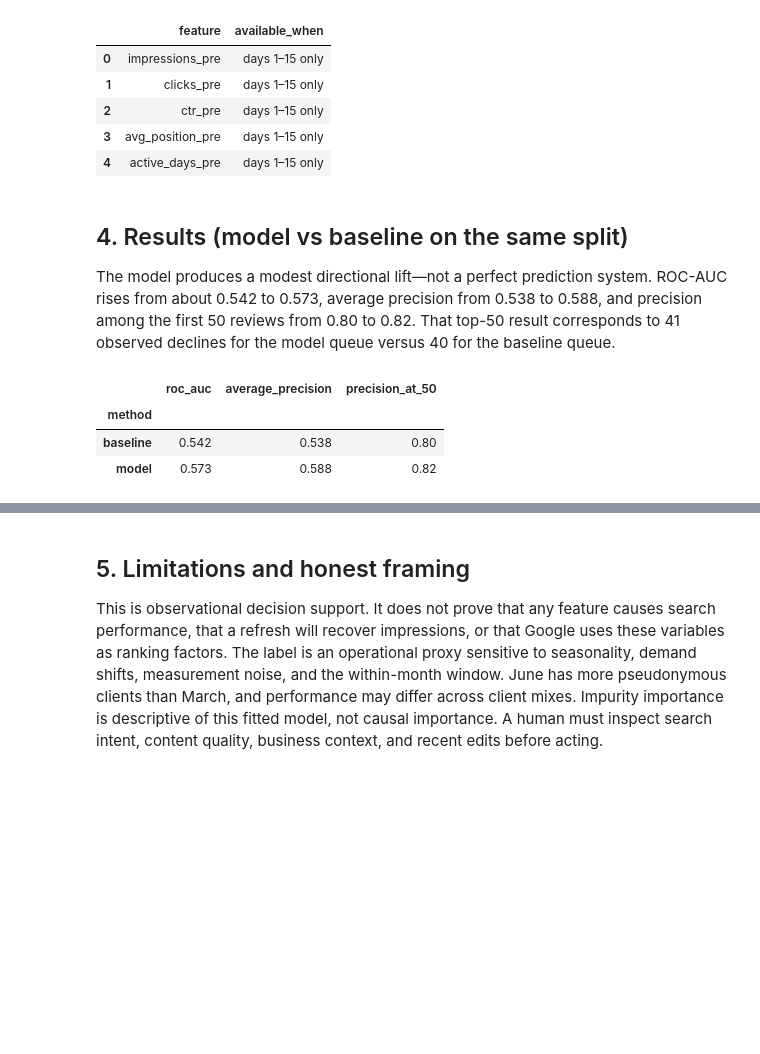
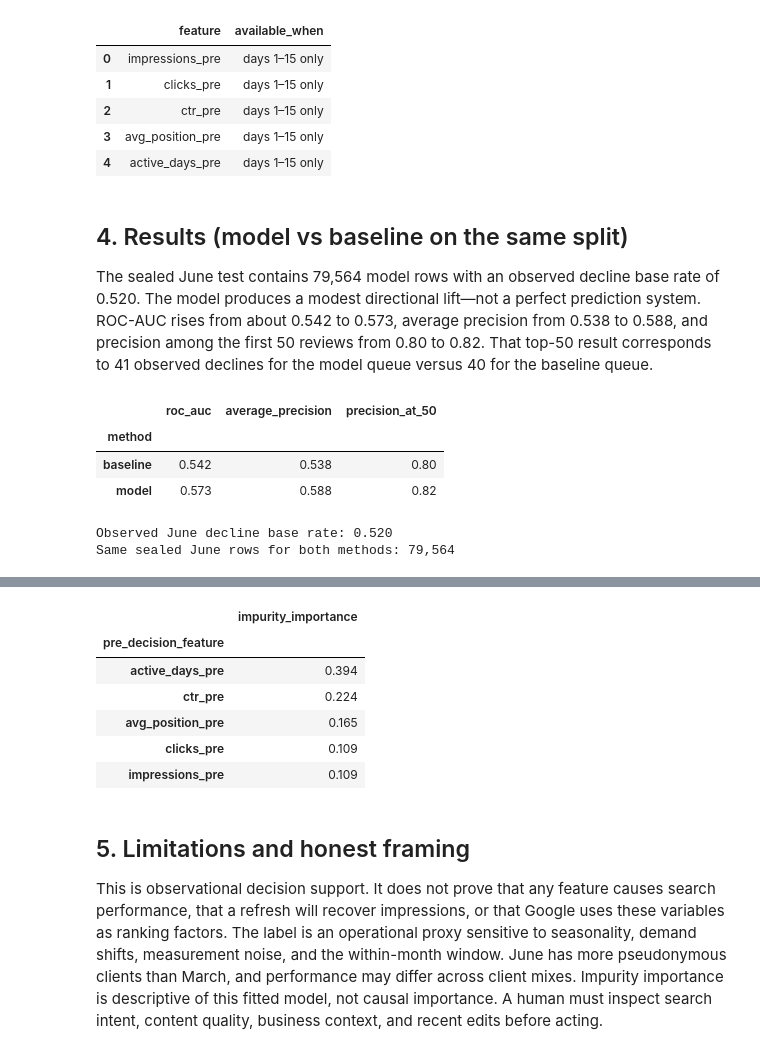
Before and after one commit to jessica245818/flyrank-ml-internship, a Jupyter notebook: work/notebooks/capstone.ipynb, the cells around one changed output, grey strips where cells are left out. Drawn from its saved outputs; the diff is of its cells as text; code cells hidden in the pictures; blank space fills up the shorter version.

```diff
--- a/work/notebooks/capstone.ipynb
+++ b/work/notebooks/capstone.ipynb
@@ -50,21 +55,43 @@ pd.DataFrame({
 # %% [markdown]
 ## 4. Results (model vs baseline on the same split)
 
-The model produces a modest directional lift—not a perfect prediction system. ROC-AUC rises from about 0.542 to 0.573, average precision from 0.538 to 0.588, and precision among the first 50 reviews from 0.80 to 0.82. That top-50 result corresponds to 41 observed declines for the model queue versus 40 for the baseline queue.
+The sealed June test contains 79,564 model rows with an observed decline base rate of 0.520. The model produces a modest directional lift—not a perfect prediction system. ROC-AUC rises from about 0.542 to 0.573, average precision from 0.538 to 0.588, and precision among the first 50 reviews from 0.80 to 0.82. That top-50 result corresponds to 41 observed declines for the model queue versus 40 for the baseline queue.
 # %%
 metrics = pd.DataFrame(RESULTS['metrics']).T.rename_axis('method')
-metrics.style.format({'roc_auc': '{:.3f}', 'average_precision': '{:.3f}', 'precision_at_50': '{:.2f}'})
+display(metrics.style.format({
+    'roc_auc': '{:.3f}',
+    'average_precision': '{:.3f}',
+    'precision_at_50': '{:.2f}',
+}))
+print('Observed June decline base rate:', f"{RESULTS['test_positive_rate']:.3f}")
+print('Same sealed June rows for both methods:', f"{RESULTS['test_rows']:,}")
 # %% [output]
 |  | roc_auc | average_precision | precision_at_50 |
 | method |  |  |  |
 | baseline | 0.542 | 0.538 | 0.80 |
 | model | 0.573 | 0.588 | 0.82 |
+Observed June decline base rate: 0.520
+Same sealed June rows for both methods: 79,564
 # %%
 display(SVG(filename=str(ROOT / 'docs/assets/capstone_precision.svg')))
 display(SVG(filename=str(ROOT / 'docs/assets/capstone_importance.svg')))
+importance = (
+    pd.Series(RESULTS['feature_importance'], name='impurity_importance')
+    .sort_values(ascending=False)
+    .rename_axis('pre_decision_feature')
+    .to_frame()
+)
+display(importance.style.format({'impurity_importance': '{:.3f}'}))
 # %% [output]
 [drawing not drawn]
 [drawing not drawn]
+|  | impurity_importance |
+| pre_decision_feature |  |
+| active_days_pre | 0.394 |
+| ctr_pre | 0.224 |
+| avg_position_pre | 0.165 |
+| clicks_pre | 0.109 |
+| impressions_pre | 0.109 |
 # %% [markdown]
 ## 5. Limitations and honest framing
 
```
Also changed, not shown: parts of 7 cells of this notebook.
